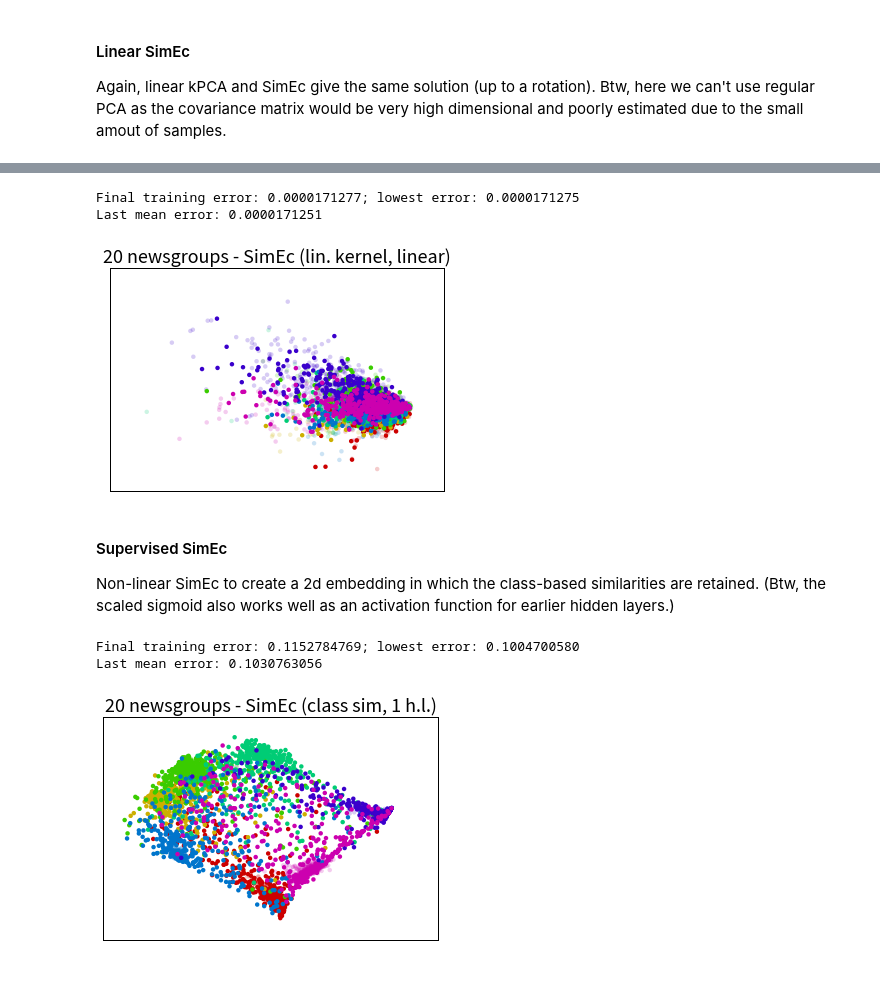
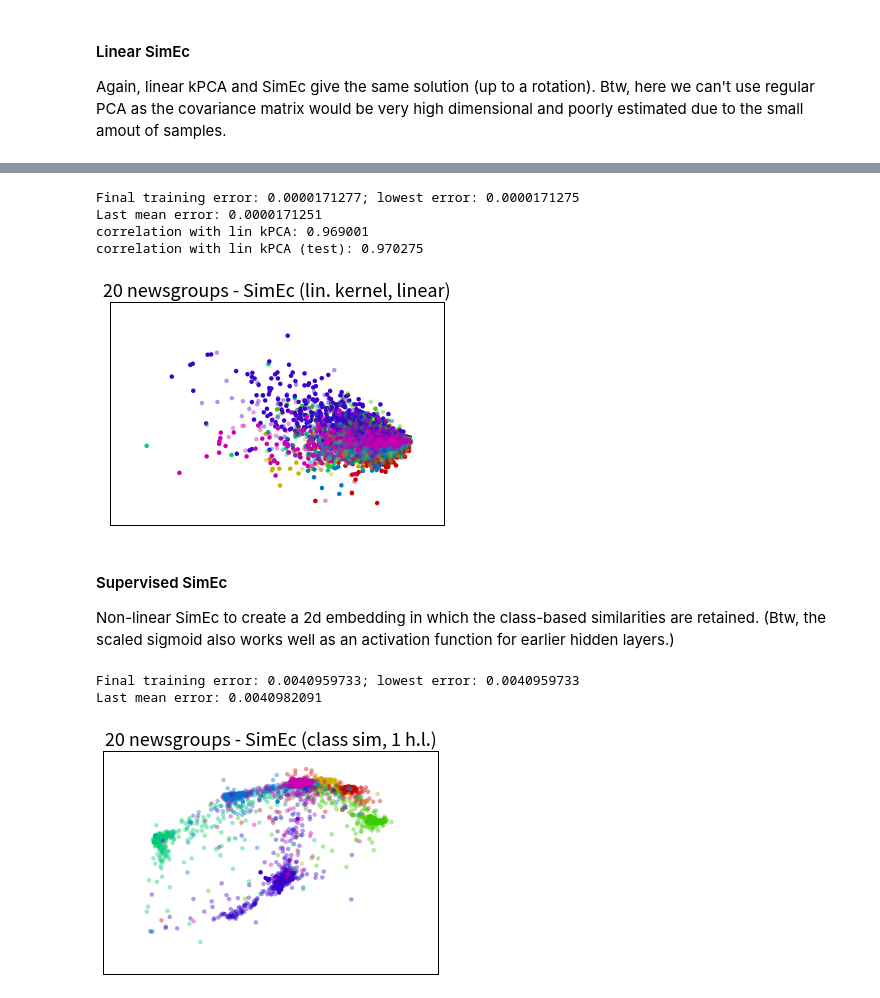
Before and after one commit to cod3licious/simec-theano, a Jupyter notebook: examples_simec.ipynb, the cells around one changed output, grey strips where cells are left out. Cells and saved outputs as stored; diff of their text form; code cells hidden in the pictures.

```diff
--- a/examples_simec.ipynb
+++ b/examples_simec.ipynb
@@ -431,35 +464,37 @@ K = X.dot(X.T).A
 K_cent = center_K(K)
 # project to 2d with linear similarity encoder
 e_lsimenc = SimilarityEncoder(K_cent.shape[1], X.shape[1], 2, [], [None, None],
-                              sparse_features=True, lrate=100., lrate_decay=0.95,
-                              orthOT_reg=0.00025)
+                              sparse_features=True, lrate=100., orthOT_reg=0.00025)
 e_lsimenc.fit(X, K_cent, verbose=False)
-X_embed = e_lsimenc.transform(X)
-X_embed_test = e_lsimenc.transform(X_test)
-plot_20news(X_embed, y, target_names, X_embed_test, y_test,
+X_embeds = e_lsimenc.transform(X)
+X_embed_tests = e_lsimenc.transform(X_test)
+plot_20news(X_embeds, y, target_names, X_embed_tests, y_test,
             title='20 newsgroups - SimEc (lin. kernel, linear)')
+print "correlation with lin kPCA: %f" % check_embed_match(X_embed, X_embeds)
+print "correlation with lin kPCA (test): %f" % check_embed_match(X_embed_test, X_embed_tests)
 # %% [output]
 Final training error: 0.0000171277; lowest error: 0.0000171275
 Last mean error: 0.0000171251
+correlation with lin kPCA: 0.969001
+correlation with lin kPCA (test): 0.970275
-[figure, old version]
+[figure, new version]
 # %% [markdown]
 #### Supervised SimEc
 Non-linear SimEc to create a 2d embedding in which the class-based similarities are retained. (Btw, the scaled sigmoid also works well as an activation function for earlier hidden layers.)
 # %%
 # compute label based simmat
 Y = np.tile(y, (len(y), 1))
 S = np.array(Y==Y.T, dtype=int)
 # project to 2d with similarity encoder
 e_lsimenc = SimilarityEncoder(S.shape[1], X.shape[1], 2, [100],
                               [scaled_sigmoid, None, scaled_sigmoid], sparse_features=True,
-                              orthOT_reg=0., lrate=1., lrate_decay=1.,
-                              error_fun='cross-entropy')
+                              orthOT_reg=0.00025, lrate=15., lrate_decay=1.)
 e_lsimenc.fit(X, S, verbose=False)
 X_embed = e_lsimenc.transform(X)
 X_embed_test = e_lsimenc.transform(X_test)
 plot_20news(X_embed, y, target_names, X_embed_test, y_test,
             title='20 newsgroups - SimEc (class sim, 1 h.l.)')
 # %% [output]
-Final training error: 0.1152784769; lowest error: 0.1004700580
-Last mean error: 0.1030763056
+Final training error: 0.0040959733; lowest error: 0.0040959733
+Last mean error: 0.0040982091
-[figure, old version]
+[figure, new version]
```
Also changed, not shown: parts of 33 cells of this notebook, 4 other files.
